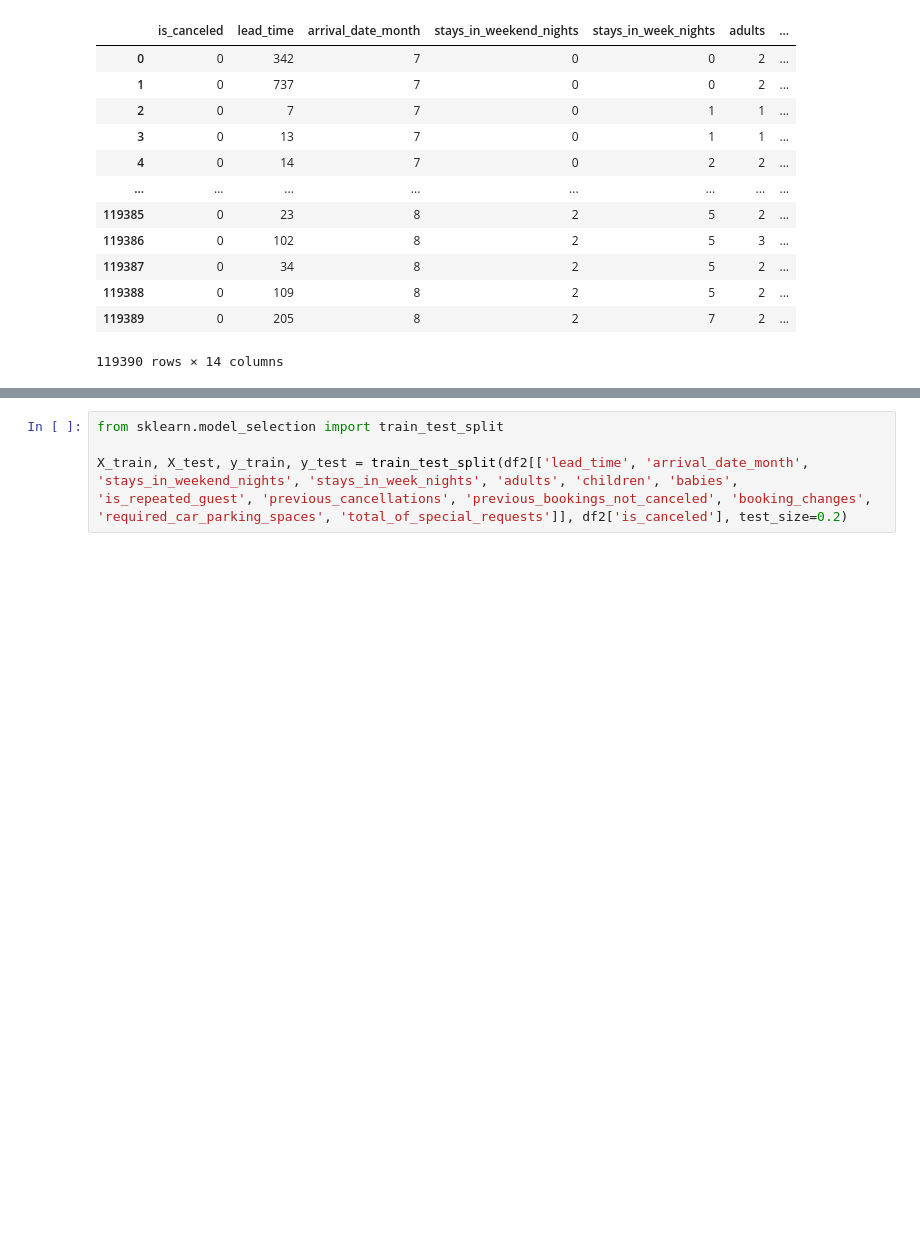
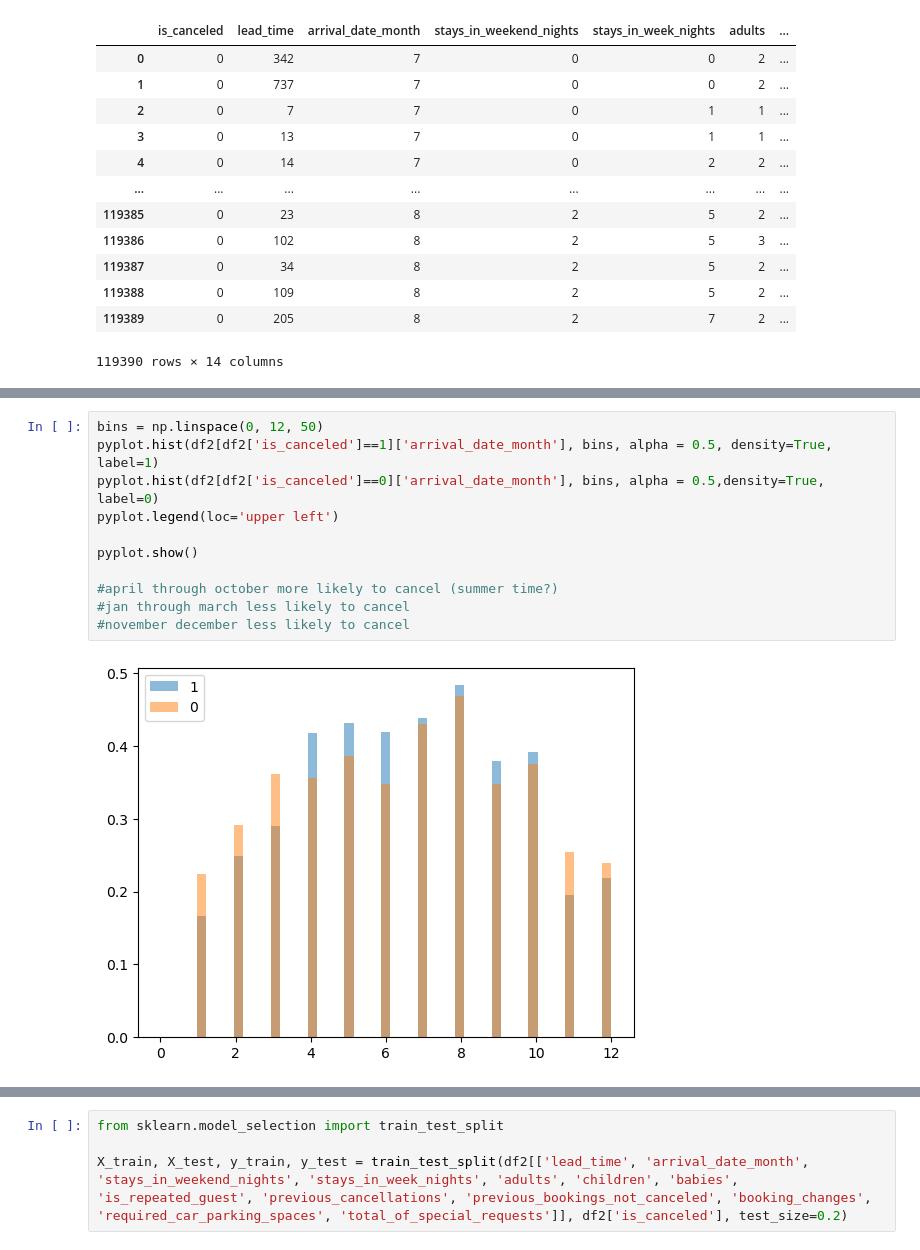
Before and after one commit to sanjaytaylor2012/Hotel-App, a Jupyter notebook: model/model.ipynb, the cells around one changed output, grey strips where cells are left out. Saved outputs shown, nothing was run; the diff lists cells and outputs as text; blank space fills up the shorter version.

```diff
--- a/model/model.ipynb
+++ b/model/model.ipynb
@@ -75,0 +91,13 @@ df
+# %%
+bins = np.linspace(0, 12, 50)
+pyplot.hist(df2[df2['is_canceled']==1]['arrival_date_month'], bins, alpha = 0.5, density=True, label=1)
+pyplot.hist(df2[df2['is_canceled']==0]['arrival_date_month'], bins, alpha = 0.5,density=True, label=0)
+pyplot.legend(loc='upper left')
+
+pyplot.show()
+
+#april through october more likely to cancel (summer time?)
+#jan through march less likely to cancel
+#november december less likely to cancel
+# %% [output]
+[figure, added]
```
Also changed, not shown: parts of 8 cells of this notebook, 2 other files.
